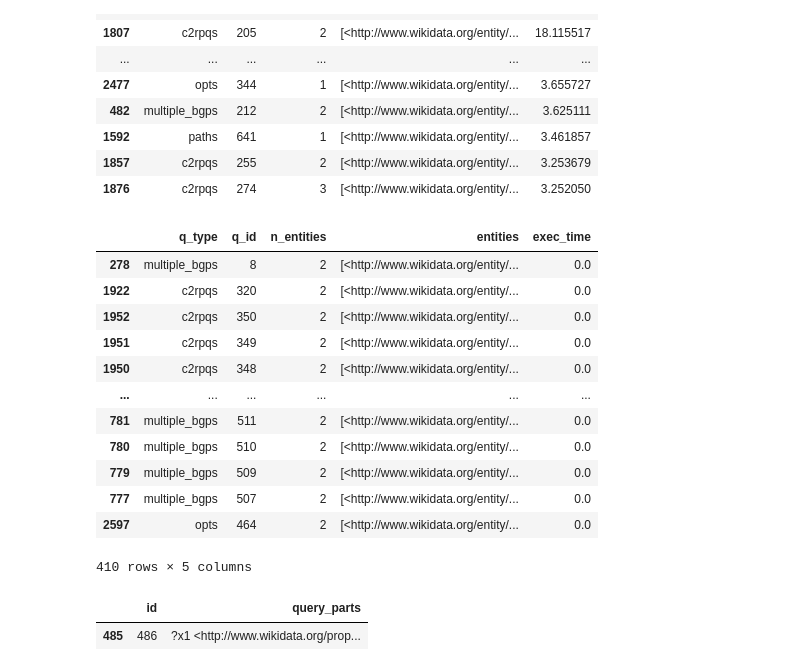
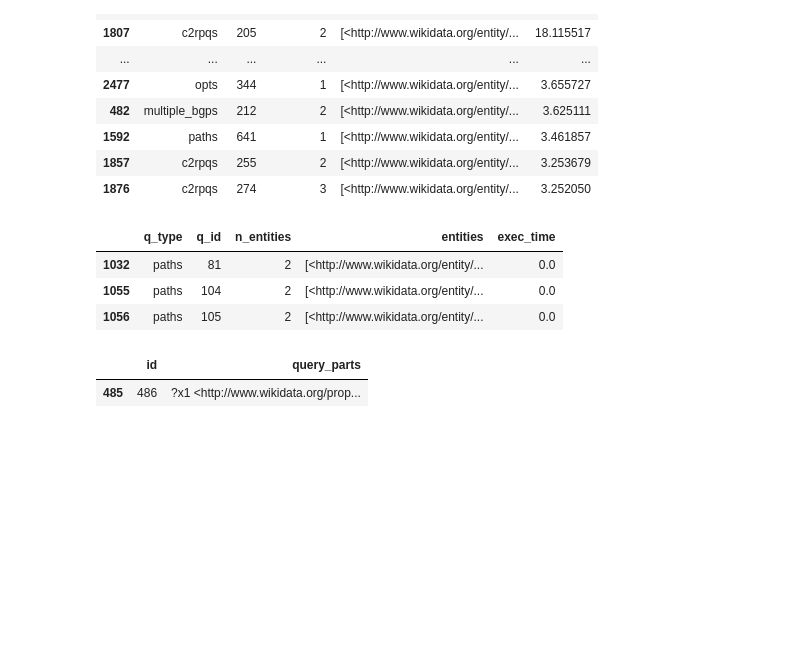
Before and after one commit to dsghrg/mt_rdf, a Jupyter notebook: notebooks/wdbench_queries.ipynb, the cells around one changed output. Drawn from its saved outputs; the diff is of its cells as text; code cells hidden in the pictures; blank space fills up the shorter version.

```diff
--- a/notebooks/wdbench_queries.ipynb
+++ b/notebooks/wdbench_queries.ipynb
@@ -179,21 +179,12 @@ df_stats_q_time[df_stats_q_time['exec_time'] > 3].sort_values(by='exec_time', as
 | 1857 | c2rpqs | 255 | 2 | [<http://www.wikidata.org/entity/... | 3.253679 |
 | 1876 | c2rpqs | 274 | 3 | [<http://www.wikidata.org/entity/... | 3.252050 |
 # %%
-df_stats_q_time[(df_stats_q_time['exec_time'] == 0) & (df_stats_q_time['n_entities'] == 2)].sort_values(by='n_entities', ascending=False)
+df_stats_q_time[(df_stats_q_time['exec_time'] == 0) & (df_stats_q_time['n_entities'] == 2) & (df_stats_q_time['q_type'] == 'paths')].sort_values(by='n_entities', ascending=False)
 # %% [output]
 |  | q_type | q_id | n_entities | entities | exec_time |
-| 278 | multiple_bgps | 8 | 2 | [<http://www.wikidata.org/entity/... | 0.0 |
-| 1922 | c2rpqs | 320 | 2 | [<http://www.wikidata.org/entity/... | 0.0 |
-| 1952 | c2rpqs | 350 | 2 | [<http://www.wikidata.org/entity/... | 0.0 |
-| 1951 | c2rpqs | 349 | 2 | [<http://www.wikidata.org/entity/... | 0.0 |
-| 1950 | c2rpqs | 348 | 2 | [<http://www.wikidata.org/entity/... | 0.0 |
-| ... | ... | ... | ... | ... | ... |
-| 781 | multiple_bgps | 511 | 2 | [<http://www.wikidata.org/entity/... | 0.0 |
-| 780 | multiple_bgps | 510 | 2 | [<http://www.wikidata.org/entity/... | 0.0 |
-| 779 | multiple_bgps | 509 | 2 | [<http://www.wikidata.org/entity/... | 0.0 |
-| 777 | multiple_bgps | 507 | 2 | [<http://www.wikidata.org/entity/... | 0.0 |
-| 2597 | opts | 464 | 2 | [<http://www.wikidata.org/entity/... | 0.0 |
+| 1032 | paths | 81 | 2 | [<http://www.wikidata.org/entity/... | 0.0 |
+| 1055 | paths | 104 | 2 | [<http://www.wikidata.org/entity/... | 0.0 |
+| 1056 | paths | 105 | 2 | [<http://www.wikidata.org/entity/... | 0.0 |
-410 rows × 5 columns
 # %%
 df_opts[df_opts['id'] == 486]
 # %% [output]
```
Also changed, not shown: 2 other files.
